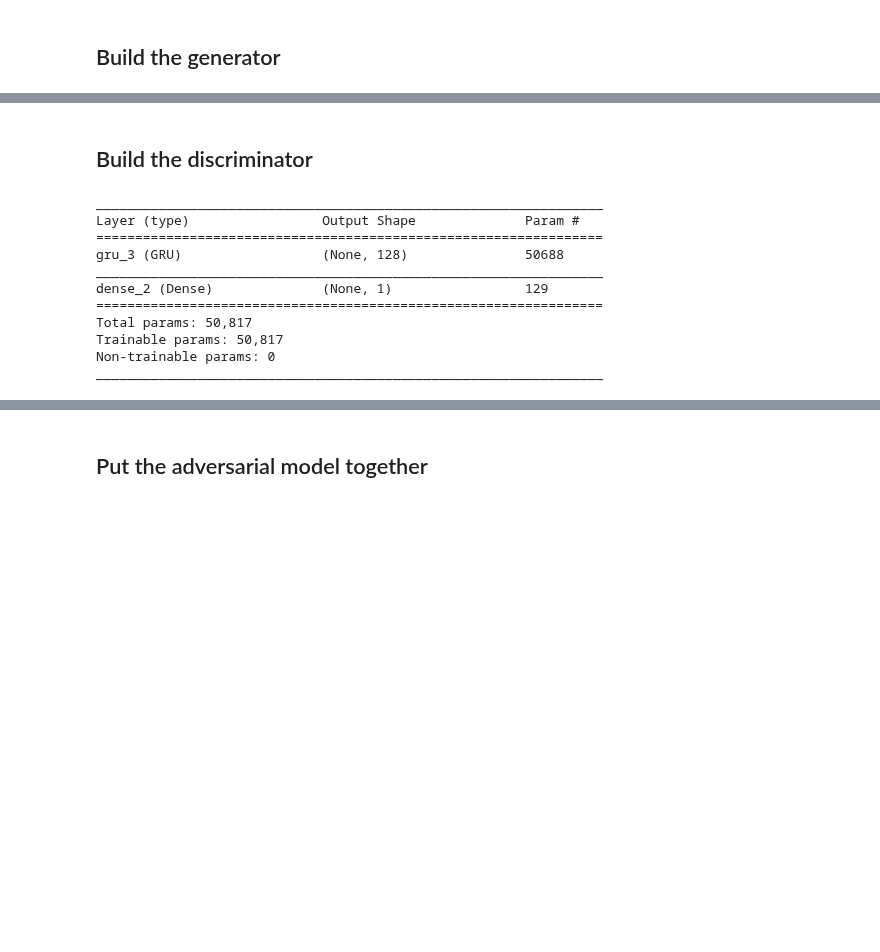
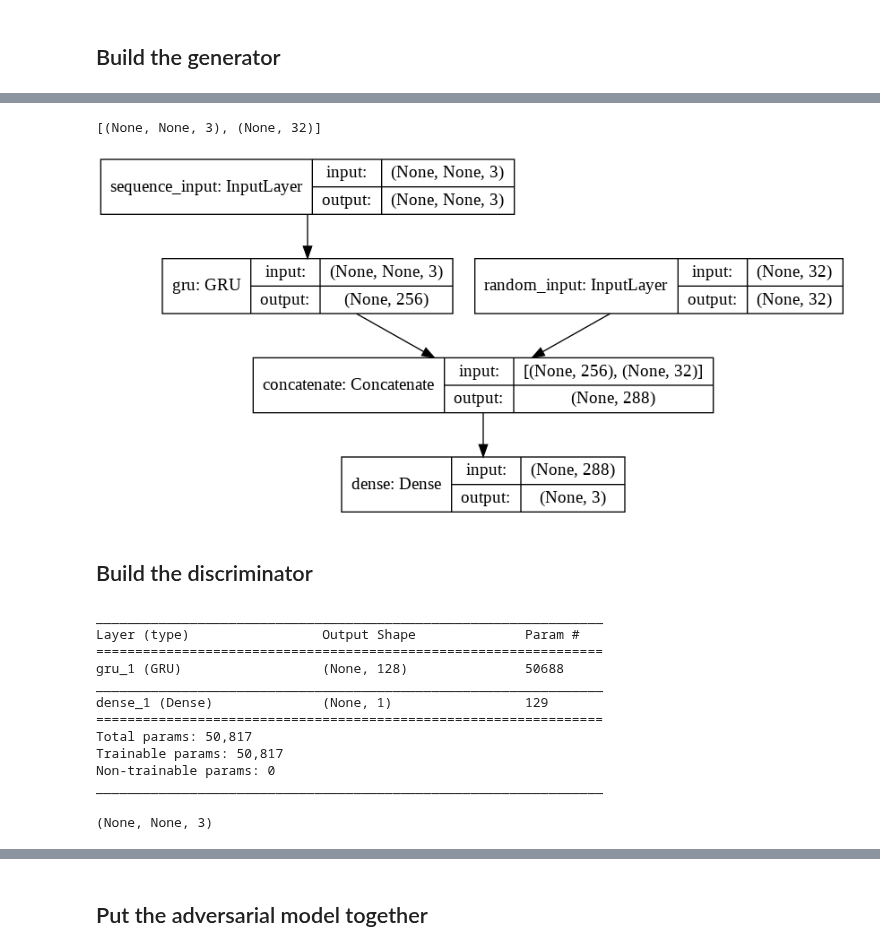
Before and after one commit to LordHelmchen324/real-vs-synthetic-geospatial, a Jupyter notebook: machine_learning/citybased_gan.ipynb, the cells around one changed output, grey strips where cells are left out. Drawn from its saved outputs; the diff is of its cells as text; code cells hidden in the pictures; blank space fills up the shorter version.

Commit message:
Rewrote so that adversarial model should be able to handle backpropagation

```diff
--- a/machine_learning/citybased_gan.ipynb
+++ b/machine_learning/citybased_gan.ipynb
@@ -114,4 +101,17 @@ def build_generator():
+# %%
+# Inputs
+sequence_input = tf.keras.layers.Input(shape=(None, 3), name='sequence_input')
+random_input = tf.keras.layers.Input(shape=(32,), name='random_input')
+
+# Recurrent part
+recurrent = tf.keras.layers.GRU(256)(sequence_input)
+
+# Add random variation
+x = tf.keras.layers.concatenate([recurrent, random_input])
+prediction = tf.keras.layers.Dense(3)(x)
+
+# Create the model
+generator = tf.keras.models.Model(inputs=[sequence_input, random_input], outputs=prediction)
 # %%
-generator = build_generator()
 generator.summary()
 # %% [output]
@@ -129,3 +136,12 @@ _________________________________________________________________
+# %%
+generator.input_shape
+# %% [output]
+[(None, None, 3), (None, 32)]
+# %%
+tf.keras.utils.plot_model(generator, to_file='test_keras_plot_model.png', show_shapes=True)
+IPython.display.Image('test_keras_plot_model.png')
+# %% [output]
+[figure, added]
 # %% [markdown]
 ## Build the discriminator
 # %%
@@ -138,15 +152,18 @@ def build_discriminator():
 # %%
-discriminator = build_discriminator()
 discriminator.summary()
 # %% [output]
 _________________________________________________________________
 Layer (type)                 Output Shape              Param #
 =================================================================
-gru_3 (GRU)                  (None, 128)               50688
+gru_1 (GRU)                  (None, 128)               50688
 _________________________________________________________________
-dense_2 (Dense)              (None, 1)                 129
+dense_1 (Dense)              (None, 1)                 129
 =================================================================
 Total params: 50,817
 Trainable params: 50,817
 Non-trainable params: 0
 _________________________________________________________________
+# %%
+discriminator.input_shape
+# %% [output]
+(None, None, 3)
```
Also changed, not shown: parts of 20 cells of this notebook.
